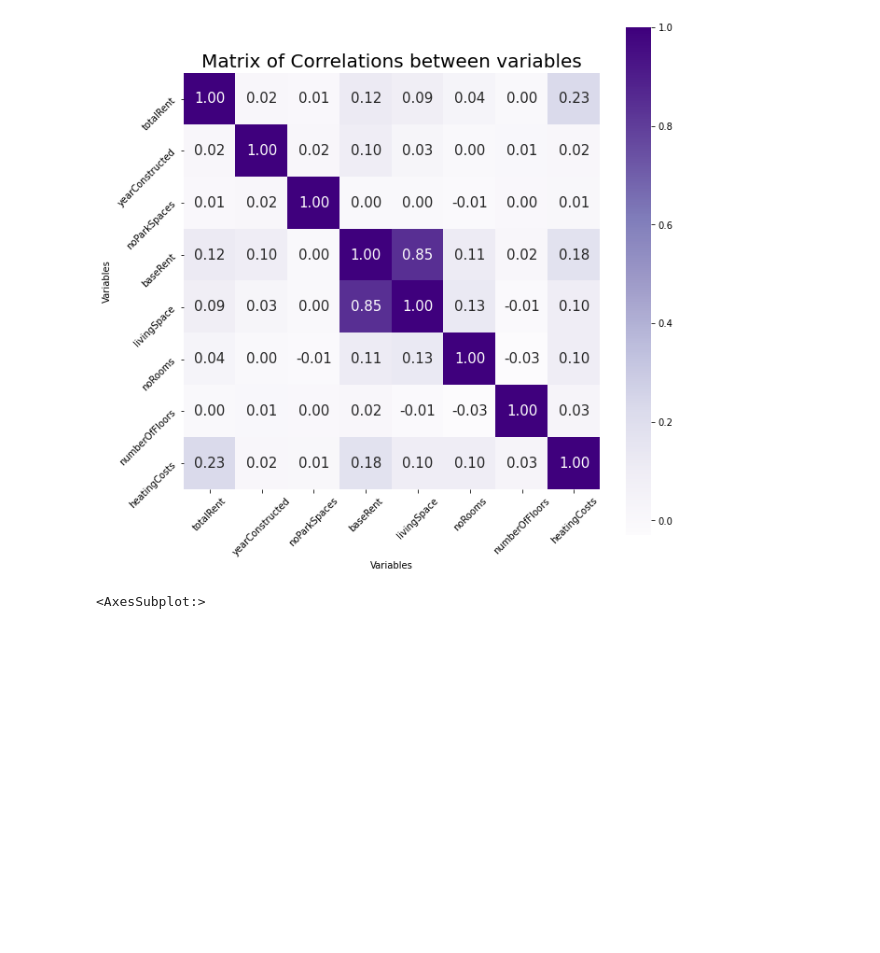
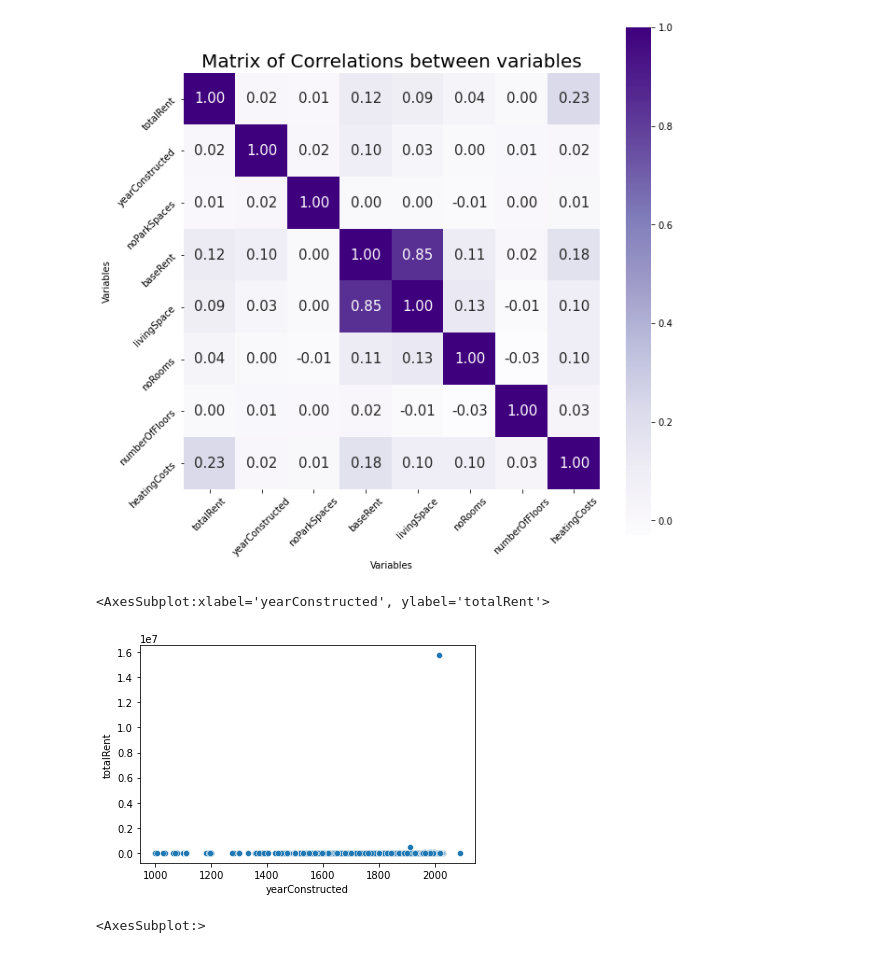
Before and after one commit to eriglesias/housing_prices_DEU, a Jupyter notebook: housing_analysis_de.ipynb, the cells around one changed output. Saved outputs shown, nothing was run; the diff lists cells and outputs as text; code cells hidden in the pictures; blank space fills up the shorter version.

```diff
--- a/housing_analysis_de.ipynb
+++ b/housing_analysis_de.ipynb
@@ -288,6 +310,11 @@ plt.show()
 [figure]
 # %%
 corr_matrix2= housing.corr()
+# %%
+sns.scatterplot(x=housing['yearConstructed'],y=housing['totalRent'])
+# %% [output]
+<AxesSubplot:xlabel='yearConstructed', ylabel='totalRent'>
+[figure, added]
 # %%
 plt.figure(figsize=(30,30))
 sns.heatmap(corr_matrix2, cbar=True, square= True, annot=True, fmt='.2f',annot_kws={'size':15},cmap='Purples')
```
Also changed, not shown: parts of 8 cells of this notebook.
